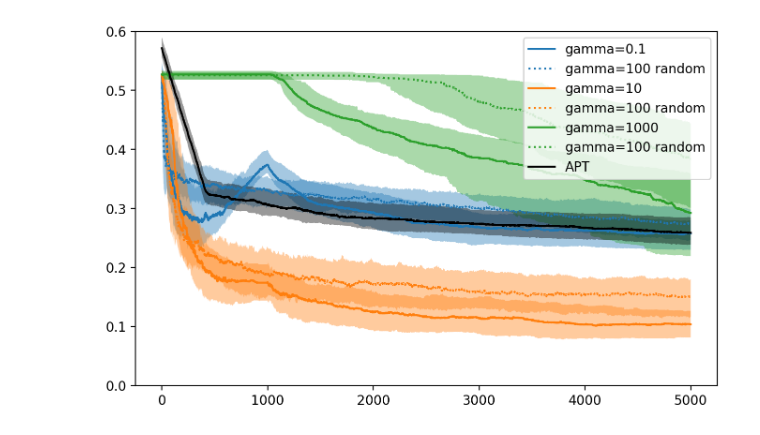
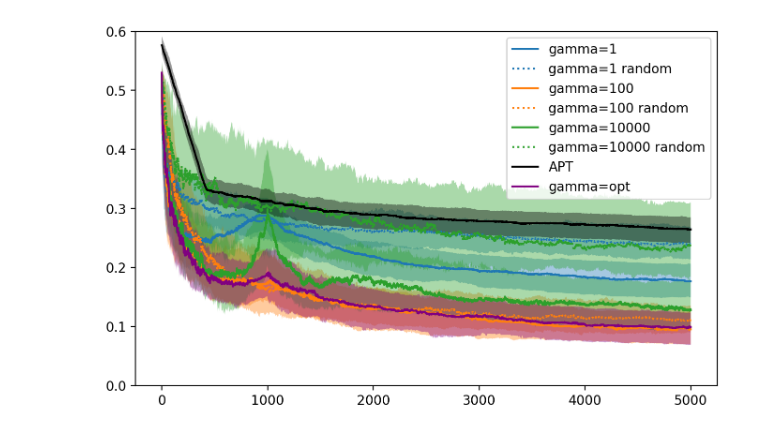
Before and after one commit to dlej/grapl, a Jupyter notebook: experiments/Compare vs APT.ipynb, the cells around one changed output. Drawn from its saved outputs; the diff is of its cells as text; code cells hidden in the pictures.

```diff
--- a/experiments/Compare vs APT.ipynb
+++ b/experiments/Compare vs APT.ipynb
@@ -95,6 +95,29 @@ def apply_random_sampling_with_laplacian(sampler, T, graph, tau, gamma, epsilon,
 def failure_rate(mu, mu_hats, tau, epsilon):
     check_mask = (np.abs(mu - tau) > epsilon)
     return 1 - np.sum(((mu_hats[:, check_mask] - tau) * (mu[check_mask] - tau)[None, :]) > 0, 1) / mu.size
+
+def compute_d(lamda, eigvals, H, M, mu_norm):
+
+    q = 2 * H * (3 * M + 1) ** 2 * mu_norm ** 2
+    v = q / np.log(1 + q / lamda) / eigvals
+
+    return np.sum(np.arange(len(v)) <= v)
+
+def compute_optimal_gamma(L, mu, tau, epsilon, alpha, sigma, lamda=1e-3, gamma_0=10):
+
+    H = np.sum(1 / (abs(mu - tau) + epsilon)**2)
+    mu_norm = np.sqrt((mu - tau) @ ((L + lamda * speye(L.shape[0])) @ (mu - tau)))
+
+    eigvals = np.sort(np.linalg.eigvalsh((L + lamda * speye(L.shape[0])).A))
+    gamma = gamma_0
+
+    # iterate a few times to settle any issues with M depending on gamma
+    for i in range(100):
+        M = max(np.sqrt(1 + alpha), np.sqrt(alpha / gamma / lamda))
+        d = compute_d(lamda, eigvals, H, M, mu_norm)
+        gamma = sigma / mu_norm * np.sqrt(2 * d * np.log(1 + 2 * H * (3 * M + 1) ** 2 * mu_norm ** 2 / lamda))
+
+    return gamma
 # %%
 def run_small_world_bernoulli(n, m, p, lamda_gen, T, gamma, tau=0.5, epsilon=0.1, verbose=True):
 
@@ -215,6 +238,9 @@ def run_newman_small_world_bernoulli(n, m, p, lamda_gen, T, gamma, tau=0.5, epsi
     sampler = BernoulliSampler(mu)
     #sampler = GaussianSampler(mu, 1)
 
+    if gamma == 'opt':
+        gamma = compute_optimal_gamma(L, mu, tau, epsilon, alpha, 1 / 2)
+
     # run GraphAPL
     mu_hats_GraphAPl = apply_GraphAPL(sampler, T, graph, tau, gamma, epsilon, alpha=alpha, verbose=verbose)
     failure_GraphAPL = failure_rate(mu, mu_hats_GraphAPl, tau, epsilon)
@@ -256,7 +282,7 @@ m = 4
 p = 0.01
 lamda_gen = 1000
 T = 5000
-gammas = [0.1, 10, 1000]
+gammas = [1, 100, 10000]
 tau = 0.5
 epsilon = 1e-2
 alpha = 1e-8
@@ -265,6 +291,8 @@ n_trials = 100
 
 res2 = GridParallel(n_jobs=7, verbose=1)(run_newman_small_world_bernoulli, n_trials*[n], [m], [p], [lamda_gen], [T], gammas, [tau], [epsilon], [alpha], [False])
 res2_np = np.squeeze(res2)
+res2_opt = GridParallel(n_jobs=7, verbose=1)(run_newman_small_world_bernoulli, n_trials*[n], [m], [p], [lamda_gen], [T], ['opt'], [tau], [epsilon], [alpha], [False])
+res2_opt_np = np.squeeze(res2_opt)
 res2_rand = GridParallel(n_jobs=7, verbose=1)(run_newman_small_world_bernoulli_random_laplacian, n_trials*[n], [m], [p], [lamda_gen], [T], gammas, [tau], [epsilon], [alpha], [False])
 res2_rand_np = np.squeeze(res2_rand)
 # %% [output]
@@ -279,26 +310,31 @@ Number of tasks: 300.
 # %%
 colors = plt.rcParams['axes.prop_cycle'].by_key()['color']
 
 plt.figure(figsize=(8, 5), dpi=200)
-for i in [gammas.index(g) for g in [0.1, 10, 1000]]:
+for i in [gammas.index(g) for g in gammas]:
     y = np.median(res2_np[:, i, 0, :], 0)
     y_1q = np.percentile(res2_np[:, i, 0, :], 25, 0)
     y_3q = np.percentile(res2_np[:, i, 0, :], 75, 0)
     plt.fill_between(np.arange(T), y_1q, y_3q, facecolor=colors[i], alpha=0.4)
     plt.plot(y, c=colors[i], label='gamma=%g' % gammas[i])
     y = np.median(res2_rand_np[:, i, 0, :], 0)
     y_1q = np.percentile(res2_rand_np[:, i, 0, :], 25, 0)
     y_3q = np.percentile(res2_rand_np[:, i, 0, :], 75, 0)
     plt.fill_between(np.arange(T), y_1q, y_3q, facecolor=colors[i], alpha=0.4)
-    plt.plot(y, ':', c=colors[i], label='gamma=100 random')
+    plt.plot(y, ':', c=colors[i], label='gamma=%g random' % gammas[i])
 y = np.median(res2_np[:, 0, 1, :], 0)
 y_1q = np.percentile(res2_np[:, 0, 1, :], 25, 0)
 y_3q = np.percentile(res2_np[:, 0, 1, :], 75, 0)
 plt.fill_between(np.arange(T), y_1q, y_3q, facecolor='black', alpha=0.4)
 plt.plot(y, c='black', label='APT')
+y = np.median(res2_opt_np[:, 0, :], 0)
+y_1q = np.percentile(res2_opt_np[:, 0, :], 25, 0)
+y_3q = np.percentile(res2_opt_np[:, 0, :], 75, 0)
+plt.fill_between(np.arange(T), y_1q, y_3q, facecolor='purple', alpha=0.4)
+plt.plot(y, c='purple', label='gamma=opt')
 plt.legend()
 plt.ylim(0, 0.6)
 plt.show()
 # %% [output]
-[figure, old version]
+[figure, new version]
 # %%
```
Also changed, not shown: parts of 9 cells of this notebook, 4 other files.
